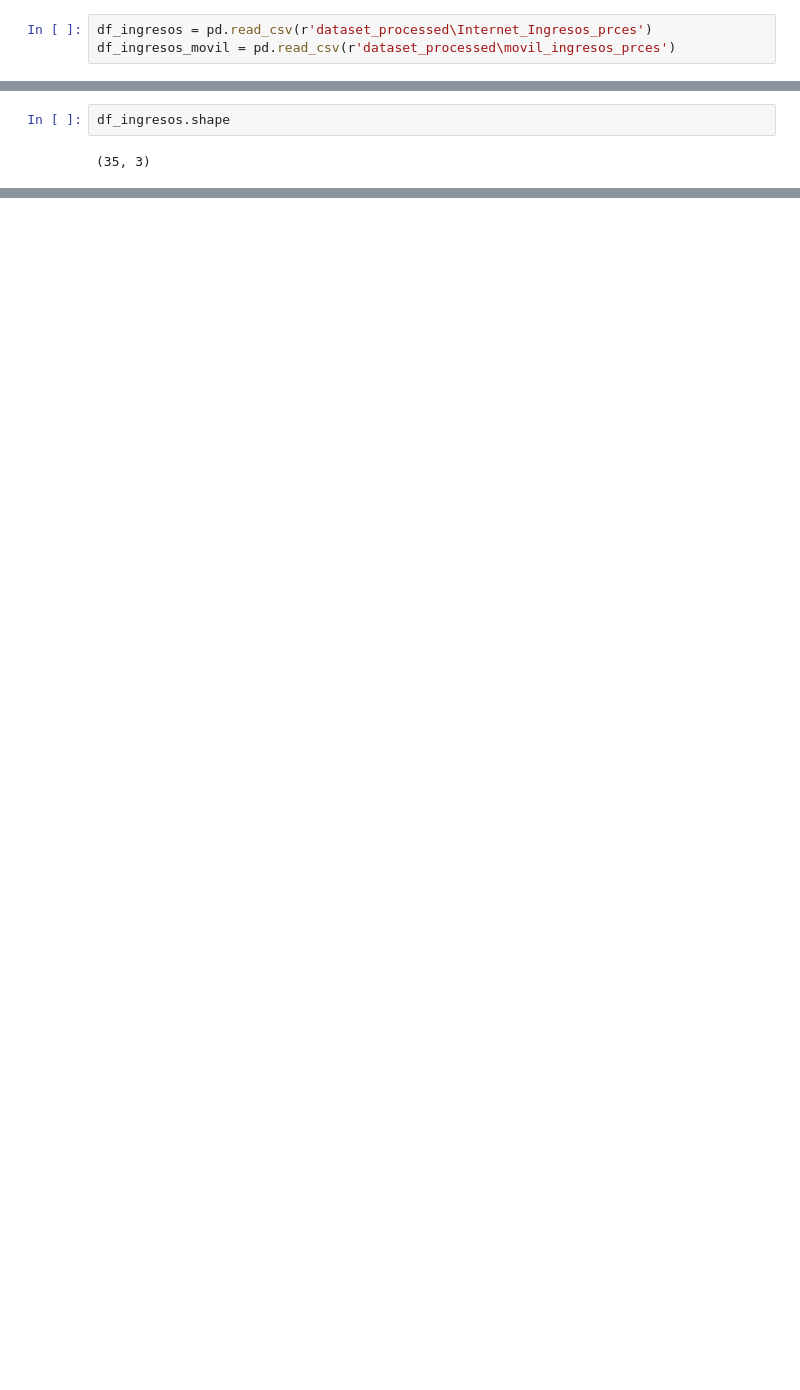
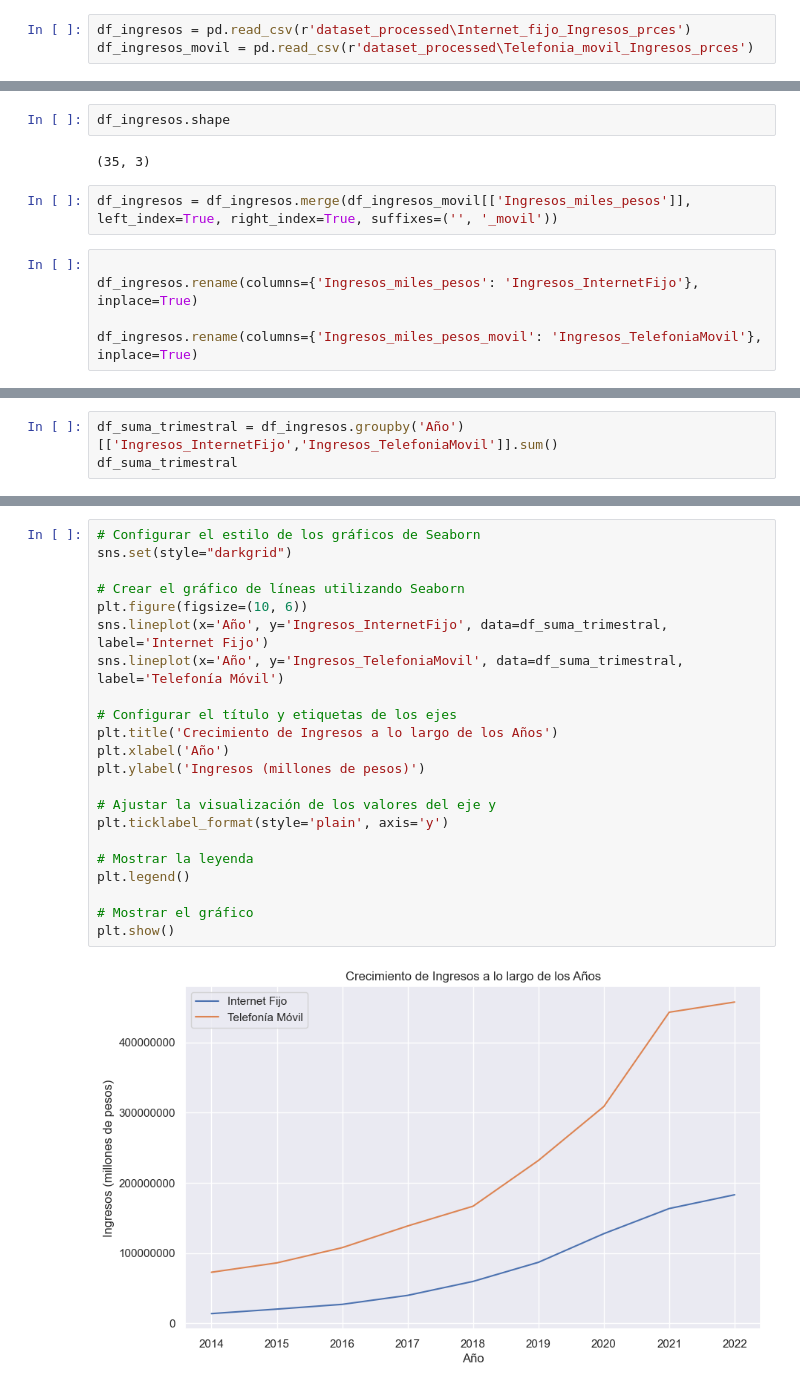
Before and after one commit to AlanTilca/Enacom_Analytics, a Jupyter notebook: EDA/Analisis_ingresos.ipynb, the cells around one changed output, grey strips where cells are left out. Saved outputs shown, nothing was run; the diff lists cells and outputs as text; blank space fills up the shorter version.

```diff
--- a/EDA/Analisis_ingresos.ipynb
+++ b/EDA/Analisis_ingresos.ipynb
@@ -4,8 +4,8 @@ import numpy as np
 import matplotlib.pyplot as plt
 import seaborn as sns
 # %%
-df_ingresos = pd.read_csv(r'dataset_processed\Internet_Ingresos_prces')
-df_ingresos_movil = pd.read_csv(r'dataset_processed\movil_ingresos_prces')
+df_ingresos = pd.read_csv(r'dataset_processed\Internet_fijo_Ingresos_prces')
+df_ingresos_movil = pd.read_csv(r'dataset_processed\Telefonia_movil_Ingresos_prces')
 # %%
 df_ingresos.columns
 # %% [output]
@@ -22,3 +22,10 @@ df_ingresos_movil.shape
 df_ingresos.shape
 # %% [output]
 (35, 3)
+# %%
+df_ingresos = df_ingresos.merge(df_ingresos_movil[['Ingresos_miles_pesos']], left_index=True, right_index=True, suffixes=('', '_movil'))
+# %%
+
+df_ingresos.rename(columns={'Ingresos_miles_pesos': 'Ingresos_InternetFijo'}, inplace=True)
+
+df_ingresos.rename(columns={'Ingresos_miles_pesos_movil': 'Ingresos_TelefoniaMovil'}, inplace=True)
@@ -24,0 +46,3 @@ df_ingresos.shape
+# %%
+df_suma_trimestral = df_ingresos.groupby('Año')[['Ingresos_InternetFijo','Ingresos_TelefoniaMovil']].sum()
+df_suma_trimestral
@@ -24,0 +61,24 @@ df_ingresos.shape
+# %%
+# Configurar el estilo de los gráficos de Seaborn
+sns.set(style="darkgrid")
+
+# Crear el gráfico de líneas utilizando Seaborn
+plt.figure(figsize=(10, 6))
+sns.lineplot(x='Año', y='Ingresos_InternetFijo', data=df_suma_trimestral, label='Internet Fijo')
+sns.lineplot(x='Año', y='Ingresos_TelefoniaMovil', data=df_suma_trimestral, label='Telefonía Móvil')
+
+# Configurar el título y etiquetas de los ejes
+plt.title('Crecimiento de Ingresos a lo largo de los Años')
+plt.xlabel('Año')
+plt.ylabel('Ingresos (millones de pesos)')
+
+# Ajustar la visualización de los valores del eje y
+plt.ticklabel_format(style='plain', axis='y')
+
+# Mostrar la leyenda
+plt.legend()
+
+# Mostrar el gráfico
+plt.show()
+# %% [output]
+[figure, added]
```
Also changed, not shown: parts of 9 cells of this notebook, 8 other files.
